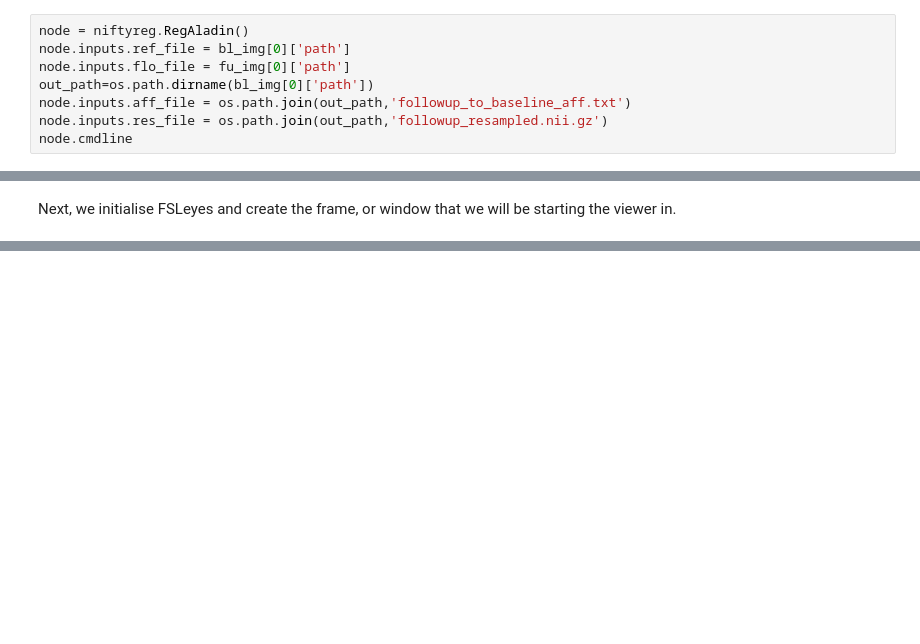
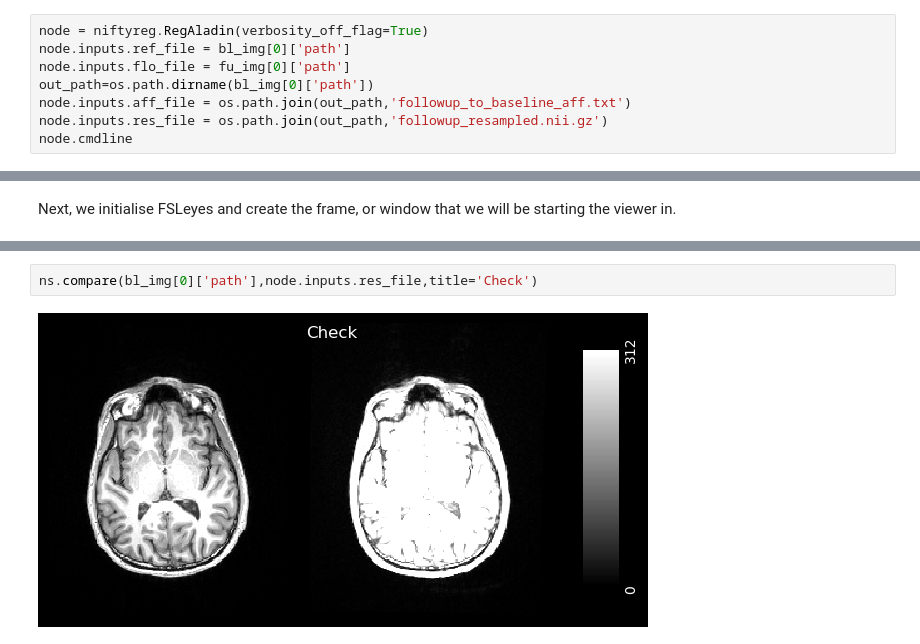
Before and after one commit to HealthBioscienceIDEAS/demon-imaging-harmonisation, a Jupyter notebook: index.ipynb, the cells around one changed output, grey strips where cells are left out. Saved outputs shown, nothing was run; the diff lists cells and outputs as text; blank space fills up the shorter version.

```diff
--- a/index.ipynb
+++ b/index.ipynb
@@ -41,7 +43,7 @@ The python package [nipype](https://nipype.readthedocs.io/en/latest/index.html)
 # %%
 from nipype.interfaces import niftyreg
 # %%
-node = niftyreg.RegAladin()
+node = niftyreg.RegAladin(verbosity_off_flag=True)
 node.inputs.ref_file = bl_img[0]['path']
 node.inputs.flo_file = fu_img[0]['path']
 out_path=os.path.dirname(bl_img[0]['path'])
@@ -97,0 +77,4 @@ fsleyes.shutdown()
+# %%
+ns.compare(bl_img[0]['path'],node.inputs.res_file,title='Check')
+# %% [output]
+[figure, added]
```
Also changed, not shown: parts of 9 cells of this notebook.
